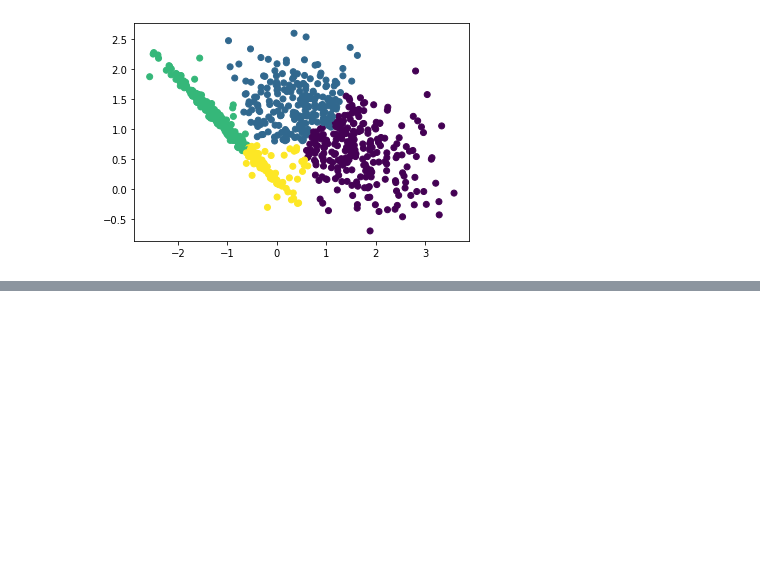
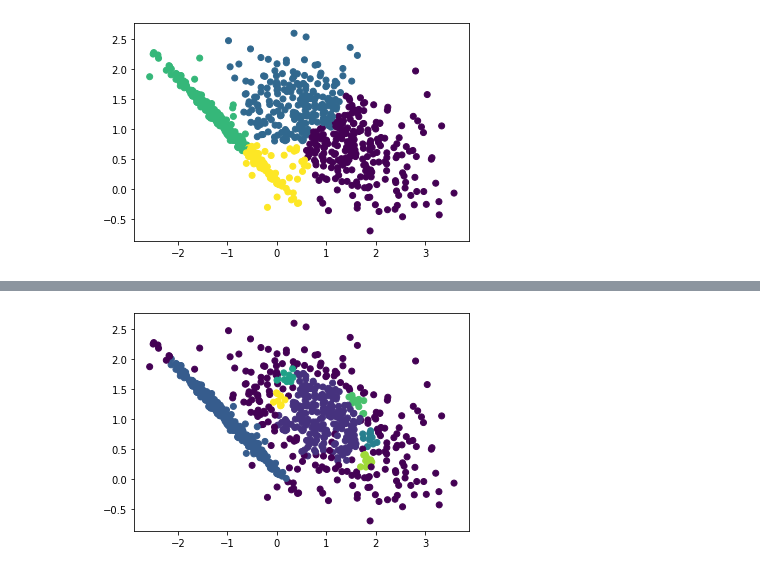
Before and after one commit to arghhjayy/ML-Notebooks, a Jupyter notebook: Clustering Methods.ipynb, the cells around one changed output, grey strips where cells are left out. Cells and saved outputs as stored; diff of their text form; code cells hidden in the pictures; blank space fills up the shorter version.

```diff
--- a/Clustering Methods.ipynb
+++ b/Clustering Methods.ipynb
@@ -126,0 +222,7 @@ plt.scatter(X[:, 0], X[:, 1], c=preds);
+# %%
+model = DBSCAN(eps=0.15, min_samples=9) # min_samples = min_points
+preds = model.fit_predict(X, y)
+
+plt.scatter(X[:, 0], X[:, 1], c=preds);
+# %% [output]
+[figure, added]
```
Also changed, not shown: parts of 25 cells of this notebook, 14 other files.
